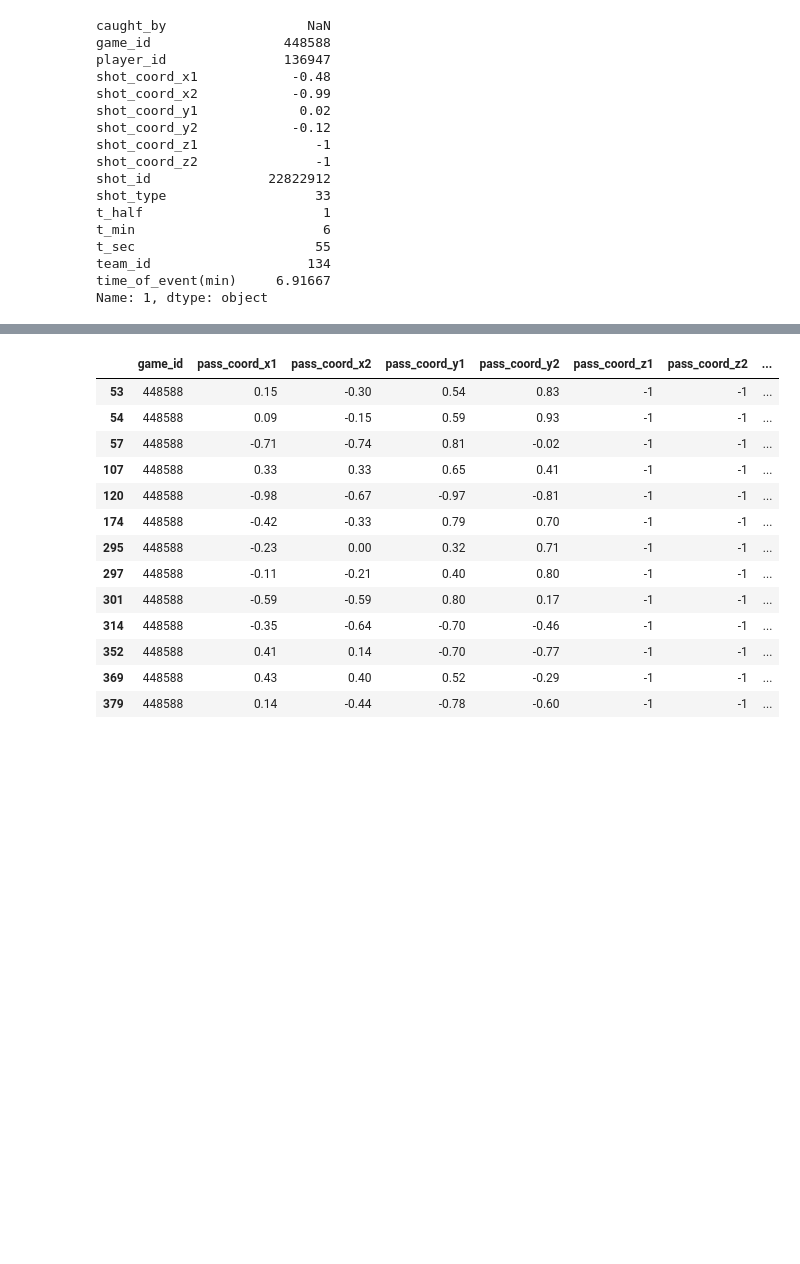
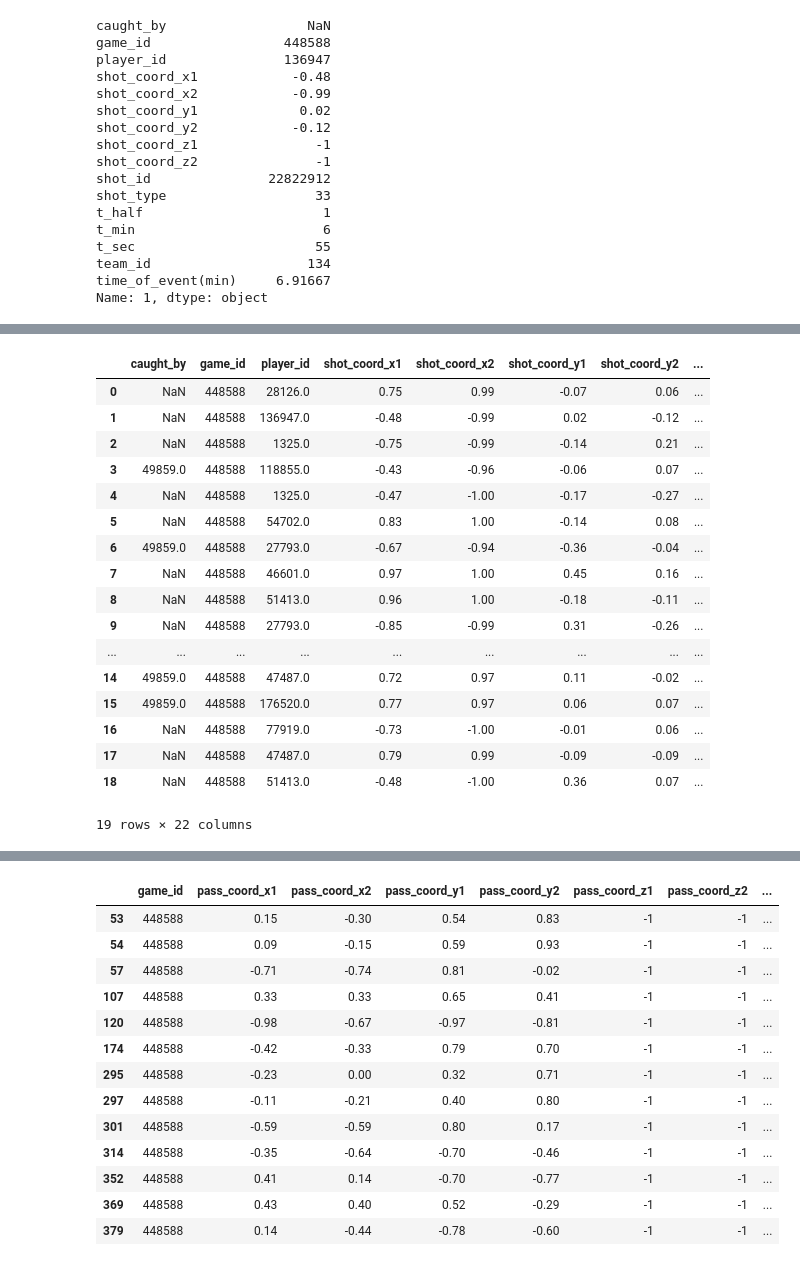
Before and after one commit to d-v-dlee/super_liga_xg, a Jupyter notebook: pass_to_shot.ipynb, the cells around one changed output, grey strips where cells are left out. Cells and saved outputs as stored; diff of their text form; code cells hidden in the pictures; blank space fills up the shorter version.

Commit message:
add pass coordinates for passes leading to shot

```diff
--- a/pass_to_shot.ipynb
+++ b/pass_to_shot.ipynb
@@ -184,5 +159,26 @@ shot_df
 # %%
 shot_pass_df = shot_to_pass(shot_df, completed_passes_df)
+# %%
+shot_pass_df
+# %% [output]
+|  | caught_by | game_id | player_id | shot_coord_x1 | shot_coord_x2 | shot_coord_y1 | shot_coord_y2 | ... |
+| 0 | NaN | 448588 | 28126.0 | 0.75 | 0.99 | -0.07 | 0.06 | ... |
+| 1 | NaN | 448588 | 136947.0 | -0.48 | -0.99 | 0.02 | -0.12 | ... |
+| 2 | NaN | 448588 | 1325.0 | -0.75 | -0.99 | -0.14 | 0.21 | ... |
+| 3 | 49859.0 | 448588 | 118855.0 | -0.43 | -0.96 | -0.06 | 0.07 | ... |
+| 4 | NaN | 448588 | 1325.0 | -0.47 | -1.00 | -0.17 | -0.27 | ... |
+| 5 | NaN | 448588 | 54702.0 | 0.83 | 1.00 | -0.14 | 0.08 | ... |
+| 6 | 49859.0 | 448588 | 27793.0 | -0.67 | -0.94 | -0.36 | -0.04 | ... |
+| 7 | NaN | 448588 | 46601.0 | 0.97 | 1.00 | 0.45 | 0.16 | ... |
+| 8 | NaN | 448588 | 51413.0 | 0.96 | 1.00 | -0.18 | -0.11 | ... |
+| 9 | NaN | 448588 | 27793.0 | -0.85 | -0.99 | 0.31 | -0.26 | ... |
+| ... | ... | ... | ... | ... | ... | ... | ... | ... |
+| 14 | 49859.0 | 448588 | 47487.0 | 0.72 | 0.97 | 0.11 | -0.02 | ... |
+| 15 | 49859.0 | 448588 | 176520.0 | 0.77 | 0.97 | 0.06 | 0.07 | ... |
+| 16 | NaN | 448588 | 77919.0 | -0.73 | -1.00 | -0.01 | 0.06 | ... |
+| 17 | NaN | 448588 | 47487.0 | 0.79 | 0.99 | -0.09 | -0.09 | ... |
+| 18 | NaN | 448588 | 51413.0 | -0.48 | -1.00 | 0.36 | 0.07 | ... |
+19 rows × 22 columns
 # %%
 goal_df
 # %% [output]
```
Also changed, not shown: parts of 10 cells of this notebook, 1 other file.
